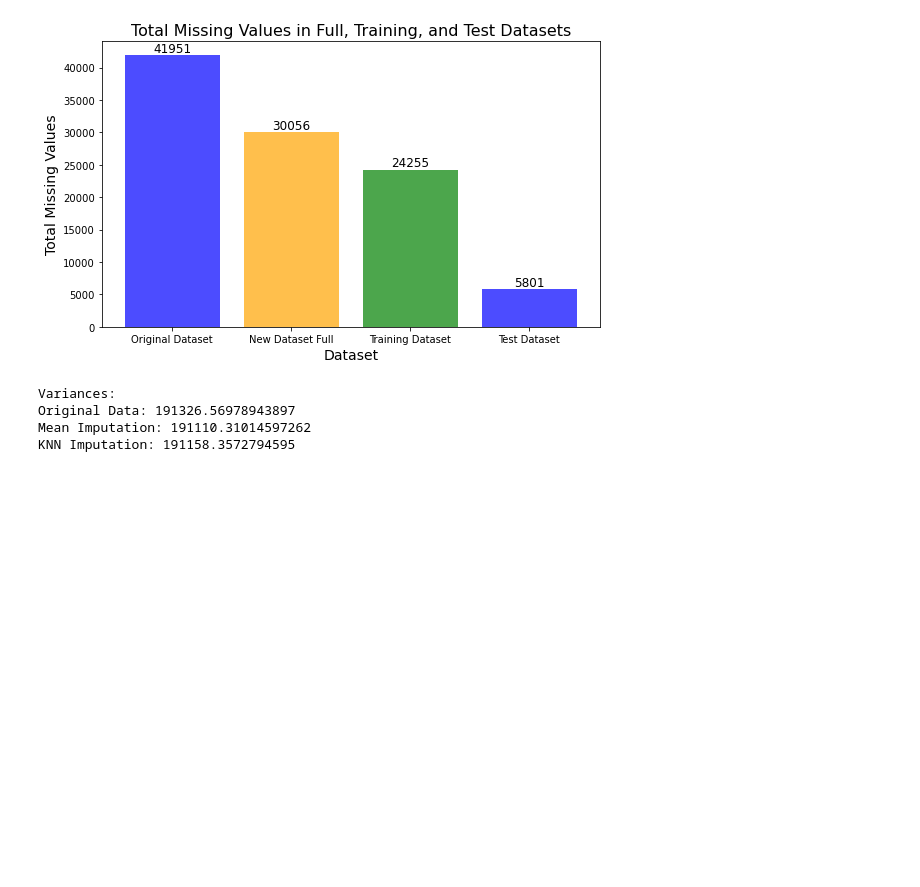
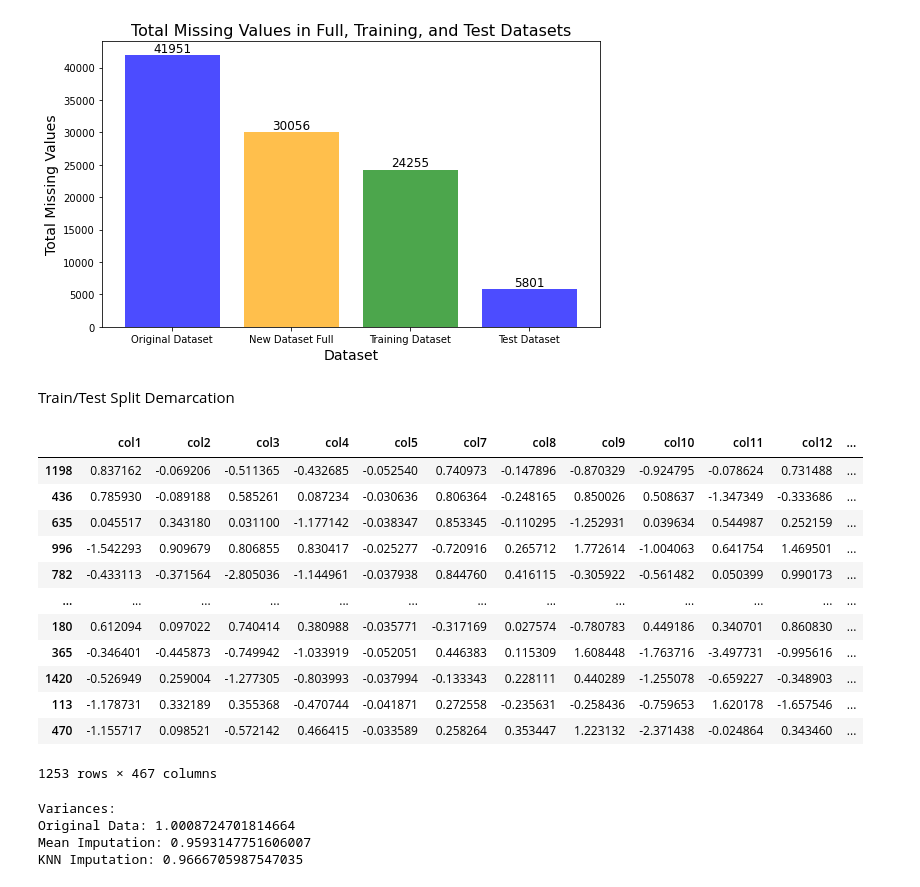
Before and after one commit to hugo-am/SECOM_HTWG2, a Jupyter notebook: SECOM Base.ipynb, the cells around one changed output. Cells and saved outputs as stored; diff of their text form; code cells hidden in the pictures; blank space fills up the shorter version.

Commit message:
Imputation analysis

```diff
--- a/SECOM Base.ipynb
+++ b/SECOM Base.ipynb
@@ -462,20 +470,44 @@ plt.tight_layout()
 plt.show()
 # %% [output]
 [figure]
+# %% [markdown]
+Train/Test Split Demarcation
+# %%
+#Scale the data using standard scaler (z-score normalization); centers each feature to mean 0 and scales to unit variance.
+scaler = StandardScaler().fit(train_data)
+x_train_scaled = scaler.transform(train_data)
+# Convert the scaled data back to a DataFrame
+x_train = pd.DataFrame(x_train_scaled, columns=train_data.columns, index=train_data.index)
+
+x_train
+# %% [output]
+|  | col1 | col2 | col3 | col4 | col5 | col7 | col8 | col9 | col10 | col11 | col12 | ... |
+| 1198 | 0.837162 | -0.069206 | -0.511365 | -0.432685 | -0.052540 | 0.740973 | -0.147896 | -0.870329 | -0.924795 | -0.078624 | 0.731488 | ... |
+| 436 | 0.785930 | -0.089188 | 0.585261 | 0.087234 | -0.030636 | 0.806364 | -0.248165 | 0.850026 | 0.508637 | -1.347349 | -0.333686 | ... |
+| 635 | 0.045517 | 0.343180 | 0.031100 | -1.177142 | -0.038347 | 0.853345 | -0.110295 | -1.252931 | 0.039634 | 0.544987 | 0.252159 | ... |
+| 996 | -1.542293 | 0.909679 | 0.806855 | 0.830417 | -0.025277 | -0.720916 | 0.265712 | 1.772614 | -1.004063 | 0.641754 | 1.469501 | ... |
+| 782 | -0.433113 | -0.371564 | -2.805036 | -1.144961 | -0.037938 | 0.844760 | 0.416115 | -0.305922 | -0.561482 | 0.050399 | 0.990173 | ... |
+| ... | ... | ... | ... | ... | ... | ... | ... | ... | ... | ... | ... | ... |
+| 180 | 0.612094 | 0.097022 | 0.740414 | 0.380988 | -0.035771 | -0.317169 | 0.027574 | -0.780783 | 0.449186 | 0.340701 | 0.860830 | ... |
+| 365 | -0.346401 | -0.445873 | -0.749942 | -1.033919 | -0.052051 | 0.446383 | 0.115309 | 1.608448 | -1.763716 | -3.497731 | -0.995616 | ... |
+| 1420 | -0.526949 | 0.259004 | -1.277305 | -0.803993 | -0.037994 | -0.133343 | 0.228111 | 0.440289 | -1.255078 | -0.659227 | -0.348903 | ... |
+| 113 | -1.178731 | 0.332189 | 0.355368 | -0.470744 | -0.041871 | 0.272558 | -0.235631 | -0.258436 | -0.759653 | 1.620178 | -1.657546 | ... |
+| 470 | -1.155717 | 0.098521 | -0.572142 | 0.466415 | -0.033589 | 0.258264 | 0.353447 | 1.223132 | -2.371438 | -0.024864 | 0.343460 | ... |
+1253 rows × 467 columns
 # %%
 #mean imputation
-mean_imputed_w_outliers=train_data.fillna(train_data.mean())
+mean_imputed_w_outliers=x_train.fillna(x_train.mean())
 
 #KNN Imputation using sklearn's KNNImputer
 knn_imputer_w_outliers = KNNImputer(n_neighbors=5)
-knn_imputed_w_outliers = pd.DataFrame(knn_imputer_w_outliers.fit_transform(train_data), columns=train_data.columns)
+knn_imputed_w_outliers = pd.DataFrame(knn_imputer_w_outliers.fit_transform(x_train), columns=x_train.columns)
 
 # MICE Imputation (Iterative Imputer from sklearn)
 #mice_imputer_w_outliers = IterativeImputer(max_iter=50, random_state=500)
 #mice_imputed_w_outliers = pd.DataFrame(mice_imputer_w_outliers.fit_transform(train_data), columns=train_data.columns)
 
-#calculate variance for each imputed dataset
-var_original_w_outliers = train_data.var().mean()
+#calculate variance for each imputed dataset. this is the mean but Tilo demonstrated it for each column.
+var_original_w_outliers = x_train.var().mean()
 var_mean_w_outliers = mean_imputed_w_outliers.var().mean()
 var_knn_w_outliers = knn_imputed_w_outliers.var().mean()
 #var_mice_w_outliers = mice_imputed_w_outliers.var().mean()
@@ -489,6 +521,6 @@ print(f"KNN Imputation: {var_knn_w_outliers}")
 #print(f"MICE Imputation: {var_mice_w_outliers}")
 # %% [output]
 Variances:
-Original Data: 191326.56978943897
-Mean Imputation: 191110.31014597262
-KNN Imputation: 191158.3572794595
+Original Data: 1.0008724701814664
+Mean Imputation: 0.9593147751606007
+KNN Imputation: 0.9666705987547035
```
Also changed, not shown: parts of 9 cells of this notebook.
